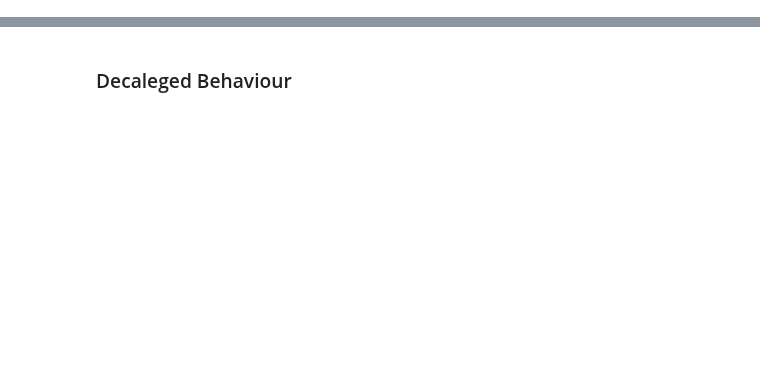
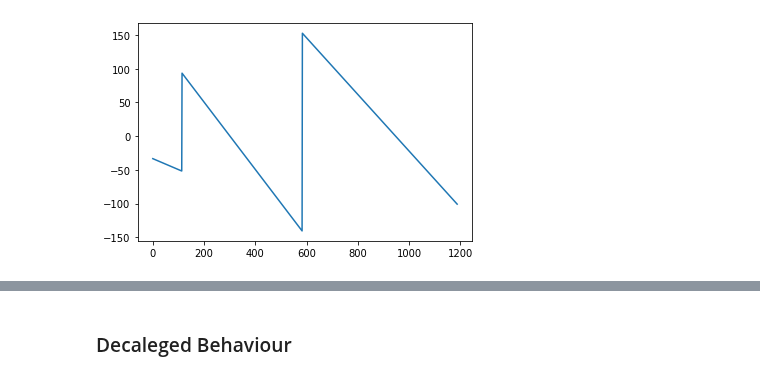
Before and after one commit to luisggc/FConcrete, a Jupyter notebook: jupyter/Hiper.ipynb, the cells around one changed output, grey strips where cells are left out. Drawn from its saved outputs; the diff is of its cells as text; code cells hidden in the pictures; blank space fills up the shorter version.

```diff
--- a/jupyter/Hiper.ipynb
+++ b/jupyter/Hiper.ipynb
@@ -48,0 +148,4 @@ steel_bars = self.steel_bars
+# %%
+beam.plotShearDiagram()
+# %% [output]
+[figure, added]
```
Also changed, not shown: parts of 14 cells of this notebook, 8 other files.
